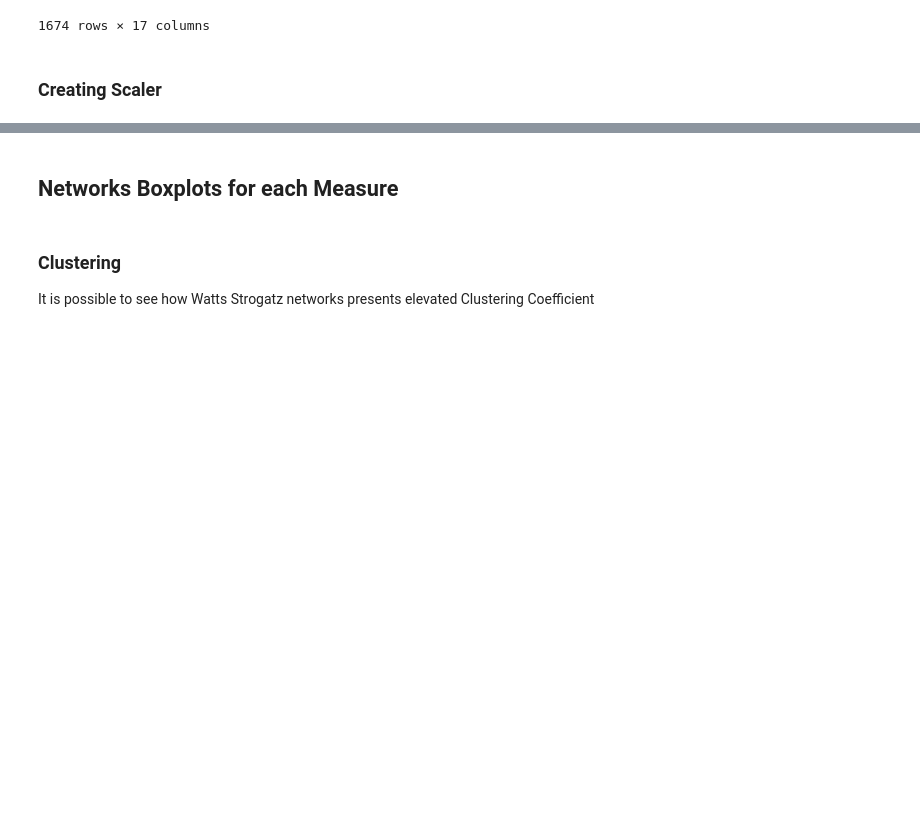
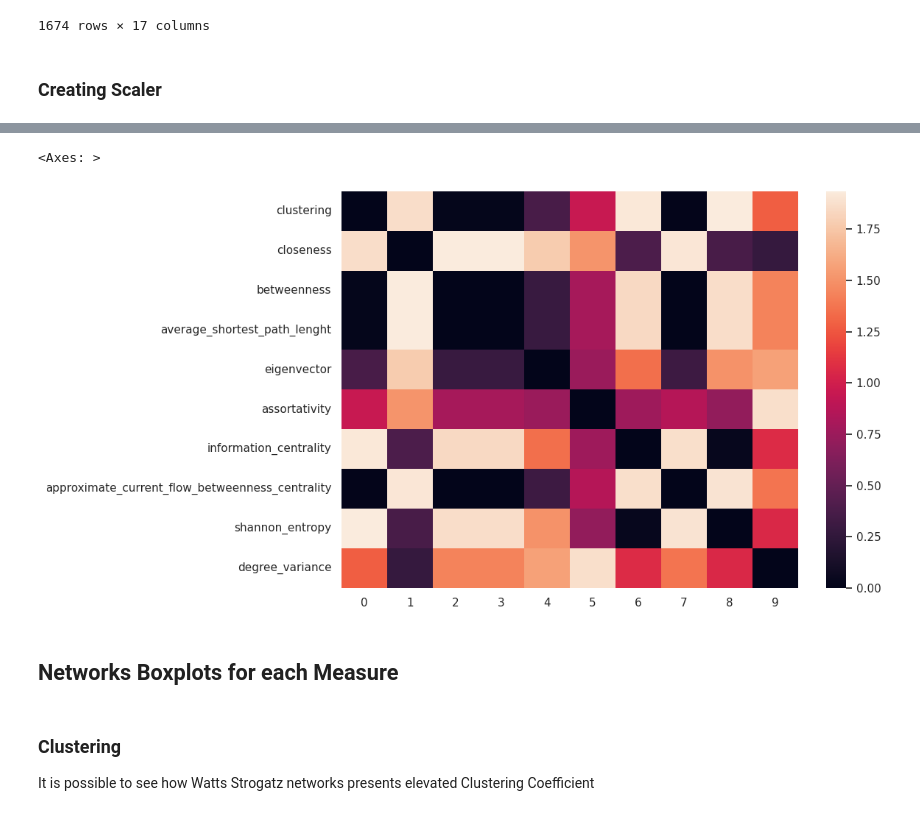
Before and after one commit to vitorfrois/SznajdNetworks, a Jupyter notebook: src/EDA.ipynb, the cells around one changed output, grey strips where cells are left out. Drawn from its saved outputs; the diff is of its cells as text; code cells hidden in the pictures; blank space fills up the shorter version.

Commit message:
added heatmap

```diff
--- a/src/EDA.ipynb
+++ b/src/EDA.ipynb
@@ -32,6 +32,7 @@ FEATURES = list(measures_df.columns)
 measures_df = measures_df.rename_axis(['network'])
 # %%
 measures_df = measures_df[(measures_df['average_shortest_path_lenght'] != np.inf) & (measures_df['closeness'] != np.nan)]
+FEATURES = list(measures_df.columns)[1:]
 measures_df.describe()
 # %% [output]
 |  | clustering | closeness | betweenness | average_shortest_path_lenght | eigenvector | assortativity | ... |
@@ -103,3 +121,13 @@ scaler = MinMaxScaler()
+# %%
+from sklearn.metrics.pairwise import pairwise_distances
+feature_correlation = pairwise_distances(measures_df[FEATURES].T, metric='correlation')
+feature_correlation = pd.DataFrame(feature_correlation, index=FEATURES)
+# %%
+sns.set_theme(rc={'figure.figsize':(10,7)})
+sns.heatmap(feature_correlation)
+# %% [output]
+<Axes: >
+[figure, added]
 # %% [markdown]
 ## Networks Boxplots for each Measure
 # %%
```
Also changed, not shown: parts of 1 cell of this notebook.
